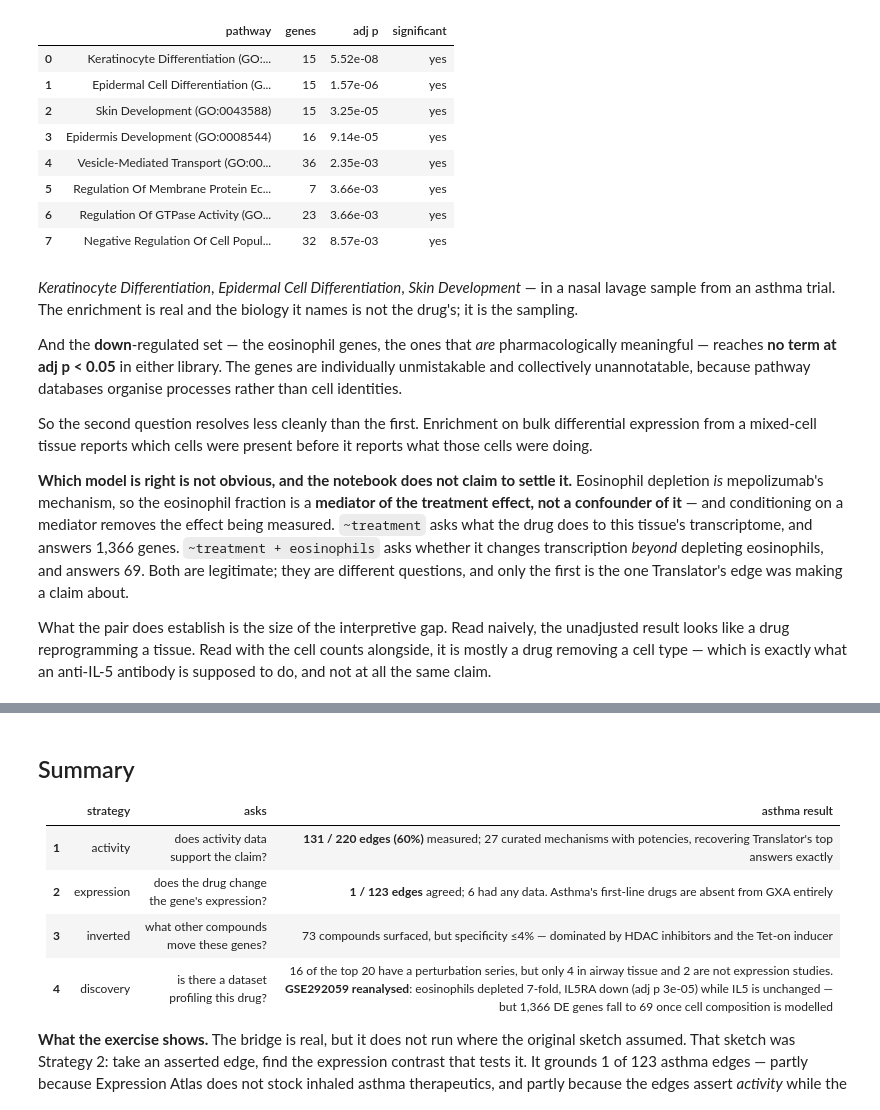
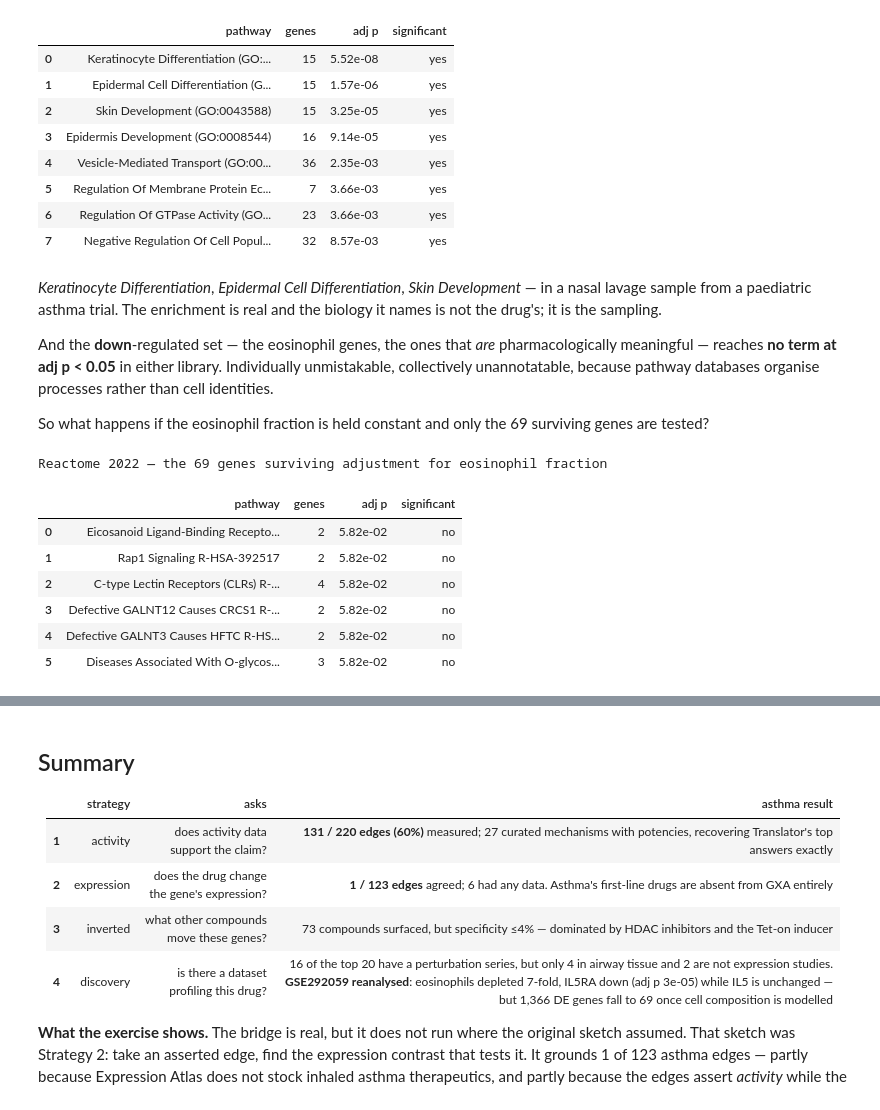
Before and after one commit to andrewsu/translator-nde, a Jupyter notebook: notebooks/asthma_translator_nde.ipynb, the cells around one changed output, grey strips where cells are left out. Saved outputs shown, nothing was run; the diff lists cells and outputs as text; code cells hidden in the pictures.

```diff
--- a/notebooks/asthma_translator_nde.ipynb
+++ b/notebooks/asthma_translator_nde.ipynb
@@ -771,27 +771,26 @@ GO Biological Process 2023 — same 770 up-regulated genes
 | 7 | Negative Regulation Of Cell Popul... | 32 | 8.57e-03 | yes |
 # %% [markdown]
 *Keratinocyte Differentiation*, *Epidermal Cell Differentiation*, *Skin Development* — in a nasal
-lavage sample from an asthma trial. The enrichment is real and the biology it names is not the
-drug's; it is the sampling.
+lavage sample from a paediatric asthma trial. The enrichment is real and the biology it names is
+not the drug's; it is the sampling.
 
 And the **down**-regulated set — the eosinophil genes, the ones that *are* pharmacologically
-meaningful — reaches **no term at adj p < 0.05** in either library. The genes are individually
-unmistakable and collectively unannotatable, because pathway databases organise processes rather
-than cell identities.
+meaningful — reaches **no term at adj p < 0.05** in either library. Individually unmistakable,
+collectively unannotatable, because pathway databases organise processes rather than cell
+identities.
 
-So the second question resolves less cleanly than the first. Enrichment on bulk differential
-expression from a mixed-cell tissue reports which cells were present before it reports what those
-cells were doing.
-
-**Which model is right is not obvious, and the notebook does not claim to settle it.** Eosinophil
-depletion *is* mepolizumab's mechanism, so the eosinophil fraction is a **mediator of the treatment
-effect, not a confounder of it** — and conditioning on a mediator removes the effect being measured.
-`~treatment` asks what the drug does to this tissue's transcriptome, and answers 1,366 genes.
-`~treatment + eosinophils` asks whether it changes transcription *beyond* depleting eosinophils,
-and answers 69. Both are legitimate; they are different questions, and only the first is the one
-Translator's edge was making a claim about.
-
-What the pair does establish is the size of the interpretive gap. Read naively, the unadjusted
-result looks like a drug reprogramming a tissue. Read with the cell counts alongside, it is mostly
-a drug removing a cell type — which is exactly what an anti-IL-5 antibody is supposed to do, and
-not at all the same claim.
+So what happens if the eosinophil fraction is held constant and only the 69 surviving genes are
+tested?
+# %%
+n_adj = c["eos_adjusted"]["n_significant"]
+print(f"Reactome 2022 — the {n_adj} genes surviving adjustment for eosinophil fraction")
+enrichment_table("eos_adjusted:Reactome_2022", top=6)
+# %% [output]
+Reactome 2022 — the 69 genes surviving adjustment for eosinophil fraction
+|  | pathway | genes | adj p | significant |
+| 0 | Eicosanoid Ligand-Binding Recepto... | 2 | 5.82e-02 | no |
+| 1 | Rap1 Signaling R-HSA-392517 | 2 | 5.82e-02 | no |
+| 2 | C-type Lectin Receptors (CLRs) R-... | 4 | 5.82e-02 | no |
+| 3 | Defective GALNT12 Causes CRCS1 R-... | 2 | 5.82e-02 | no |
+| 4 | Defective GALNT3 Causes HFTC R-HS... | 2 | 5.82e-02 | no |
+| 5 | Diseases Associated With O-glycos... | 3 | 5.82e-02 | no |
```
Also changed, not shown: parts of 1 cell of this notebook, 3 other files.
